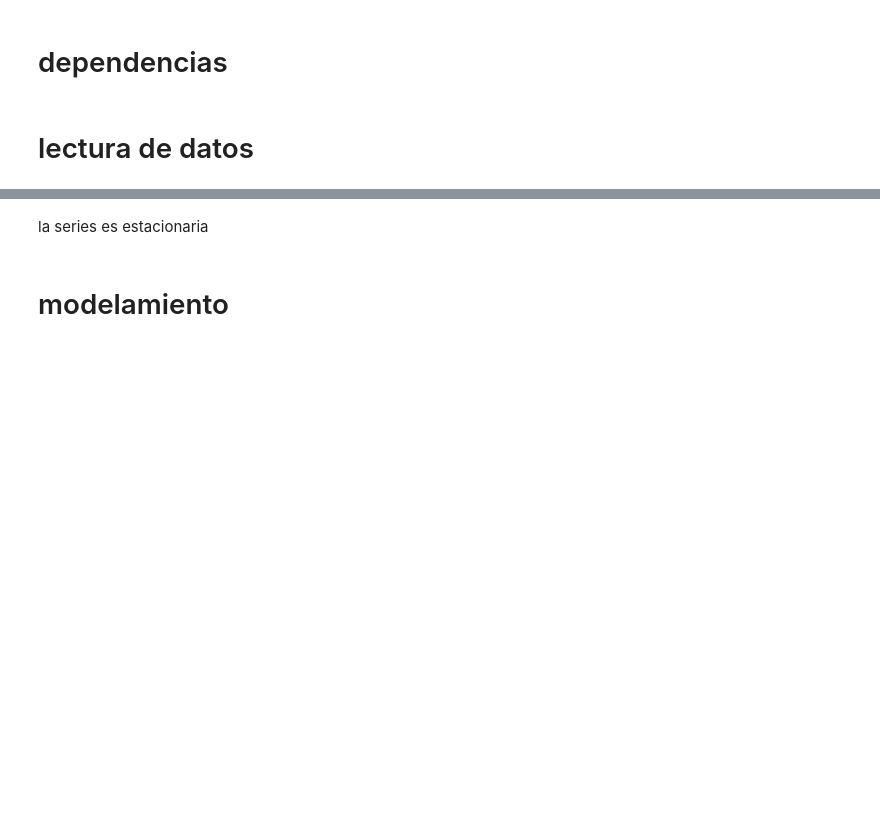
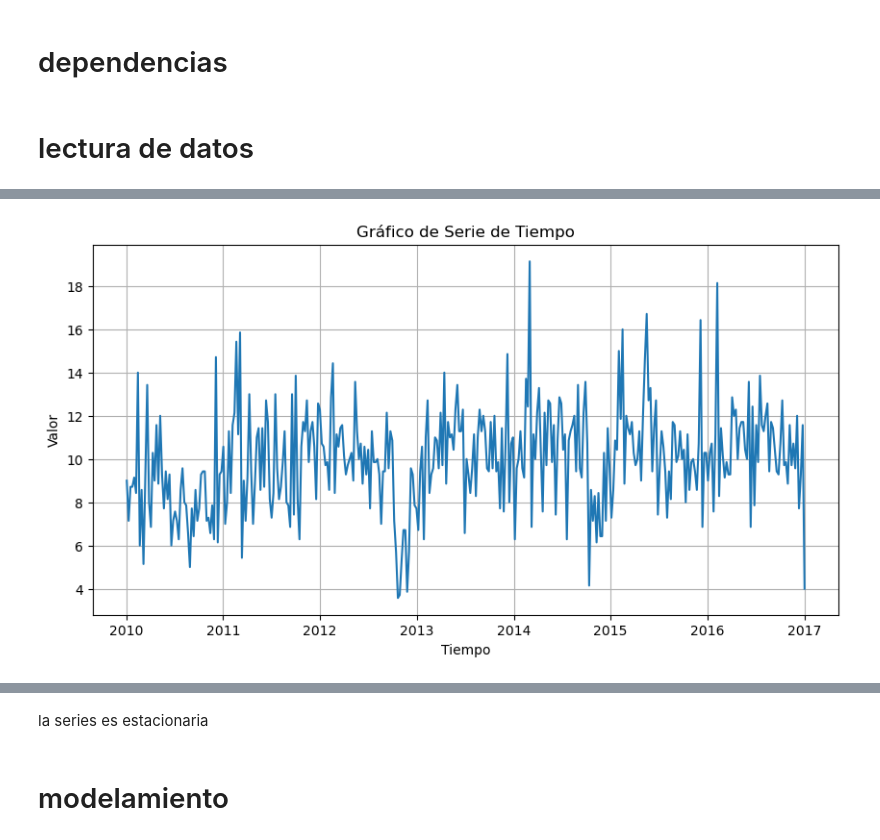
Before and after one commit to briveros23/Series_de_tiempo, a Jupyter notebook: notebook/LSTM.ipynb, the cells around one changed output, grey strips where cells are left out. Drawn from its saved outputs; the diff is of its cells as text; code cells hidden in the pictures; blank space fills up the shorter version.

```diff
--- a/notebook/LSTM.ipynb
+++ b/notebook/LSTM.ipynb
@@ -108,0 +38,4 @@ resultado = adfuller(datos['indice_crimen'])
+# %%
+ut.plot_time_series(datos_sem['pro_inter'], 2010, 'w')
+# %% [output]
+[figure, added]
```
Also changed, not shown: parts of 27 cells of this notebook, 2 other files.
